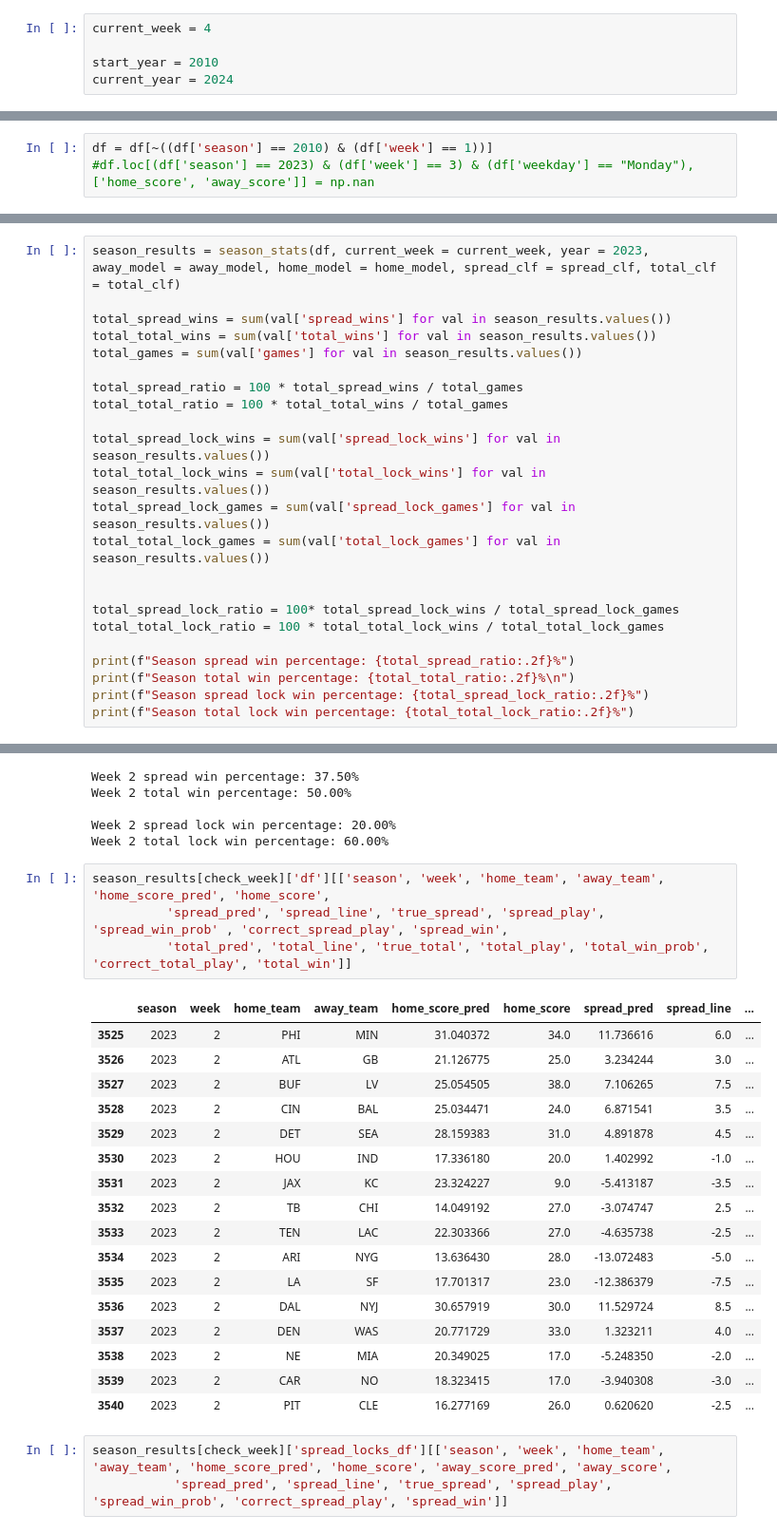
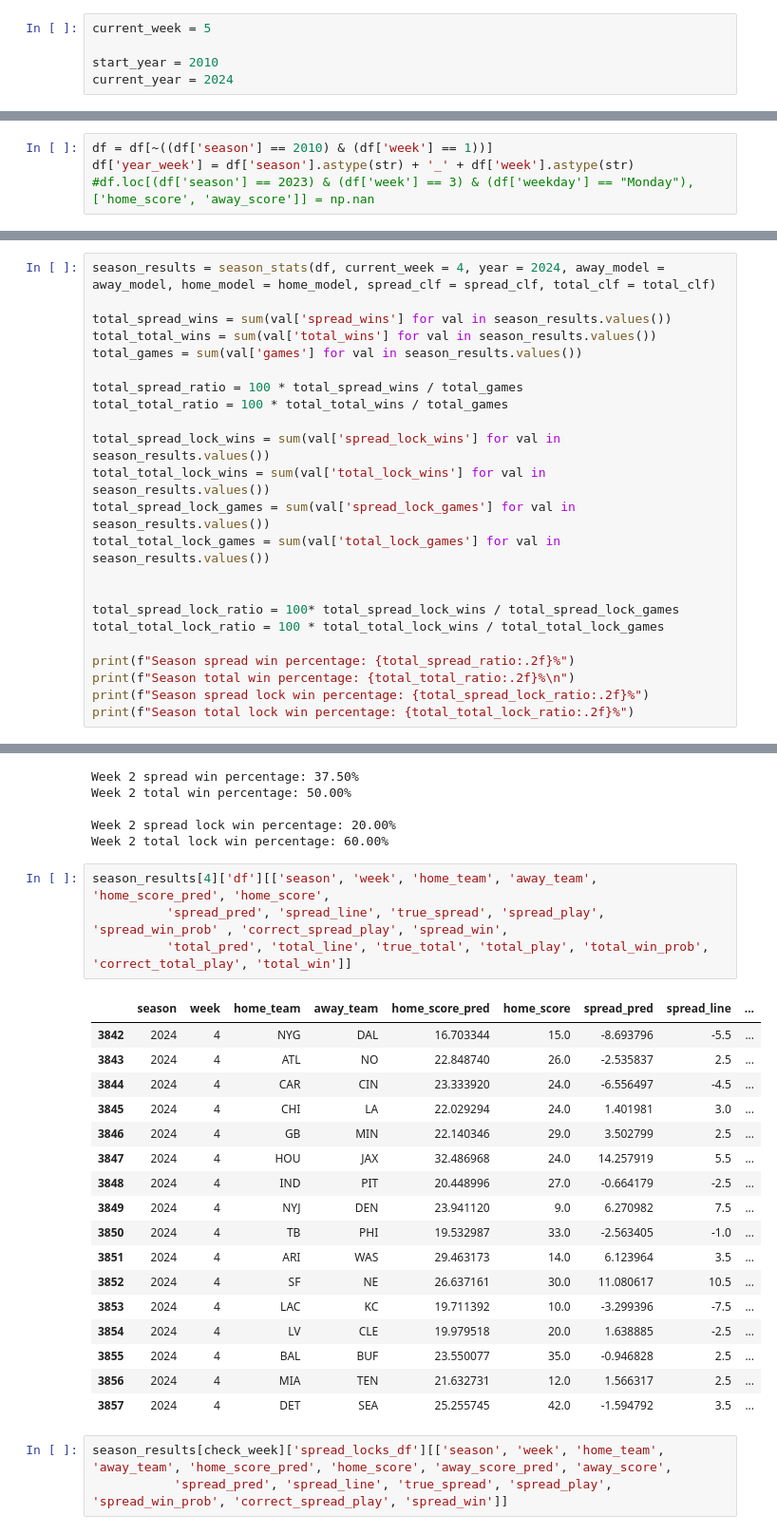
Before and after one commit to gwboyd/sports-models, a Jupyter notebook: src/nfl/nfl_expected_points/notebook.ipynb, the cells around one changed output, grey strips where cells are left out. Shown at 95% size. Cells and saved outputs as stored; diff of their text form.

```diff
--- a/src/nfl/nfl_expected_points/notebook.ipynb
+++ b/src/nfl/nfl_expected_points/notebook.ipynb
@@ -1,5 +1,5 @@
 # %%
-current_week = 4
+current_week = 5
 
 start_year = 2010
 current_year = 2024
@@ -330,6 +336,7 @@ print(list(df.columns))
 ['game_id', 'season', 'week', 'home_team', 'away_team', 'weekday', 'home_qb_id', 'away_qb_id', 'home_moneyline', 'spread_line', 'home_spread_odds', 'total_line', 'over_odds', 'roof', 'away_rest', 'hom ...
 # %%
 df = df[~((df['season'] == 2010) & (df['week'] == 1))]
+df['year_week'] = df['season'].astype(str) + '_' + df['week'].astype(str)
 #df.loc[(df['season'] == 2023) & (df['week'] == 3) & (df['weekday'] == "Monday"), ['home_score', 'away_score']] = np.nan
 # %% [markdown]
 # Define Features
@@ -836,7 +923,7 @@ def season_stats(df, current_week, year, away_model, home_model, spread_clf, tot
 
     return season_results
 # %%
-season_results = season_stats(df, current_week = current_week, year = 2023, away_model = away_model, home_model = home_model, spread_clf = spread_clf, total_clf = total_clf)
+season_results = season_stats(df, current_week = 4, year = 2024, away_model = away_model, home_model = home_model, spread_clf = spread_clf, total_clf = total_clf)
 
 total_spread_wins = sum(val['spread_wins'] for val in season_results.values())
 total_total_wins = sum(val['total_wins'] for val in season_results.values())
@@ -877,27 +1051,27 @@ Week 2 total win percentage: 50.00%
 Week 2 spread lock win percentage: 20.00%
 Week 2 total lock win percentage: 60.00%
 # %%
-season_results[check_week]['df'][['season', 'week', 'home_team', 'away_team', 'home_score_pred', 'home_score',
+season_results[4]['df'][['season', 'week', 'home_team', 'away_team', 'home_score_pred', 'home_score',
           'spread_pred', 'spread_line', 'true_spread', 'spread_play', 'spread_win_prob' , 'correct_spread_play', 'spread_win',
           'total_pred', 'total_line', 'true_total', 'total_play', 'total_win_prob', 'correct_total_play', 'total_win']]
 # %% [output]
 |  | season | week | home_team | away_team | home_score_pred | home_score | spread_pred | spread_line | ... |
-| 3525 | 2023 | 2 | PHI | MIN | 31.040372 | 34.0 | 11.736616 | 6.0 | ... |
-| 3526 | 2023 | 2 | ATL | GB | 21.126775 | 25.0 | 3.234244 | 3.0 | ... |
-| 3527 | 2023 | 2 | BUF | LV | 25.054505 | 38.0 | 7.106265 | 7.5 | ... |
-| 3528 | 2023 | 2 | CIN | BAL | 25.034471 | 24.0 | 6.871541 | 3.5 | ... |
-| 3529 | 2023 | 2 | DET | SEA | 28.159383 | 31.0 | 4.891878 | 4.5 | ... |
-| 3530 | 2023 | 2 | HOU | IND | 17.336180 | 20.0 | 1.402992 | -1.0 | ... |
-| 3531 | 2023 | 2 | JAX | KC | 23.324227 | 9.0 | -5.413187 | -3.5 | ... |
-| 3532 | 2023 | 2 | TB | CHI | 14.049192 | 27.0 | -3.074747 | 2.5 | ... |
-| 3533 | 2023 | 2 | TEN | LAC | 22.303366 | 27.0 | -4.635738 | -2.5 | ... |
-| 3534 | 2023 | 2 | ARI | NYG | 13.636430 | 28.0 | -13.072483 | -5.0 | ... |
-| 3535 | 2023 | 2 | LA | SF | 17.701317 | 23.0 | -12.386379 | -7.5 | ... |
-| 3536 | 2023 | 2 | DAL | NYJ | 30.657919 | 30.0 | 11.529724 | 8.5 | ... |
-| 3537 | 2023 | 2 | DEN | WAS | 20.771729 | 33.0 | 1.323211 | 4.0 | ... |
-| 3538 | 2023 | 2 | NE | MIA | 20.349025 | 17.0 | -5.248350 | -2.0 | ... |
-| 3539 | 2023 | 2 | CAR | NO | 18.323415 | 17.0 | -3.940308 | -3.0 | ... |
-| 3540 | 2023 | 2 | PIT | CLE | 16.277169 | 26.0 | 0.620620 | -2.5 | ... |
+| 3842 | 2024 | 4 | NYG | DAL | 16.703344 | 15.0 | -8.693796 | -5.5 | ... |
+| 3843 | 2024 | 4 | ATL | NO | 22.848740 | 26.0 | -2.535837 | 2.5 | ... |
+| 3844 | 2024 | 4 | CAR | CIN | 23.333920 | 24.0 | -6.556497 | -4.5 | ... |
+| 3845 | 2024 | 4 | CHI | LA | 22.029294 | 24.0 | 1.401981 | 3.0 | ... |
+| 3846 | 2024 | 4 | GB | MIN | 22.140346 | 29.0 | 3.502799 | 2.5 | ... |
+| 3847 | 2024 | 4 | HOU | JAX | 32.486968 | 24.0 | 14.257919 | 5.5 | ... |
+| 3848 | 2024 | 4 | IND | PIT | 20.448996 | 27.0 | -0.664179 | -2.5 | ... |
+| 3849 | 2024 | 4 | NYJ | DEN | 23.941120 | 9.0 | 6.270982 | 7.5 | ... |
+| 3850 | 2024 | 4 | TB | PHI | 19.532987 | 33.0 | -2.563405 | -1.0 | ... |
+| 3851 | 2024 | 4 | ARI | WAS | 29.463173 | 14.0 | 6.123964 | 3.5 | ... |
+| 3852 | 2024 | 4 | SF | NE | 26.637161 | 30.0 | 11.080617 | 10.5 | ... |
+| 3853 | 2024 | 4 | LAC | KC | 19.711392 | 10.0 | -3.299396 | -7.5 | ... |
+| 3854 | 2024 | 4 | LV | CLE | 19.979518 | 20.0 | 1.638885 | -2.5 | ... |
+| 3855 | 2024 | 4 | BAL | BUF | 23.550077 | 35.0 | -0.946828 | 2.5 | ... |
+| 3856 | 2024 | 4 | MIA | TEN | 21.632731 | 12.0 | 1.566317 | 2.5 | ... |
+| 3857 | 2024 | 4 | DET | SEA | 25.255745 | 42.0 | -1.594792 | 3.5 | ... |
 # %%
 season_results[check_week]['spread_locks_df'][['season', 'week', 'home_team', 'away_team', 'home_score_pred', 'home_score', 'away_score_pred', 'away_score',
            'spread_pred', 'spread_line', 'true_spread', 'spread_play', 'spread_win_prob', 'correct_spread_play', 'spread_win']]
```
Also changed, not shown: parts of 21 cells of this notebook, 6 other files.
